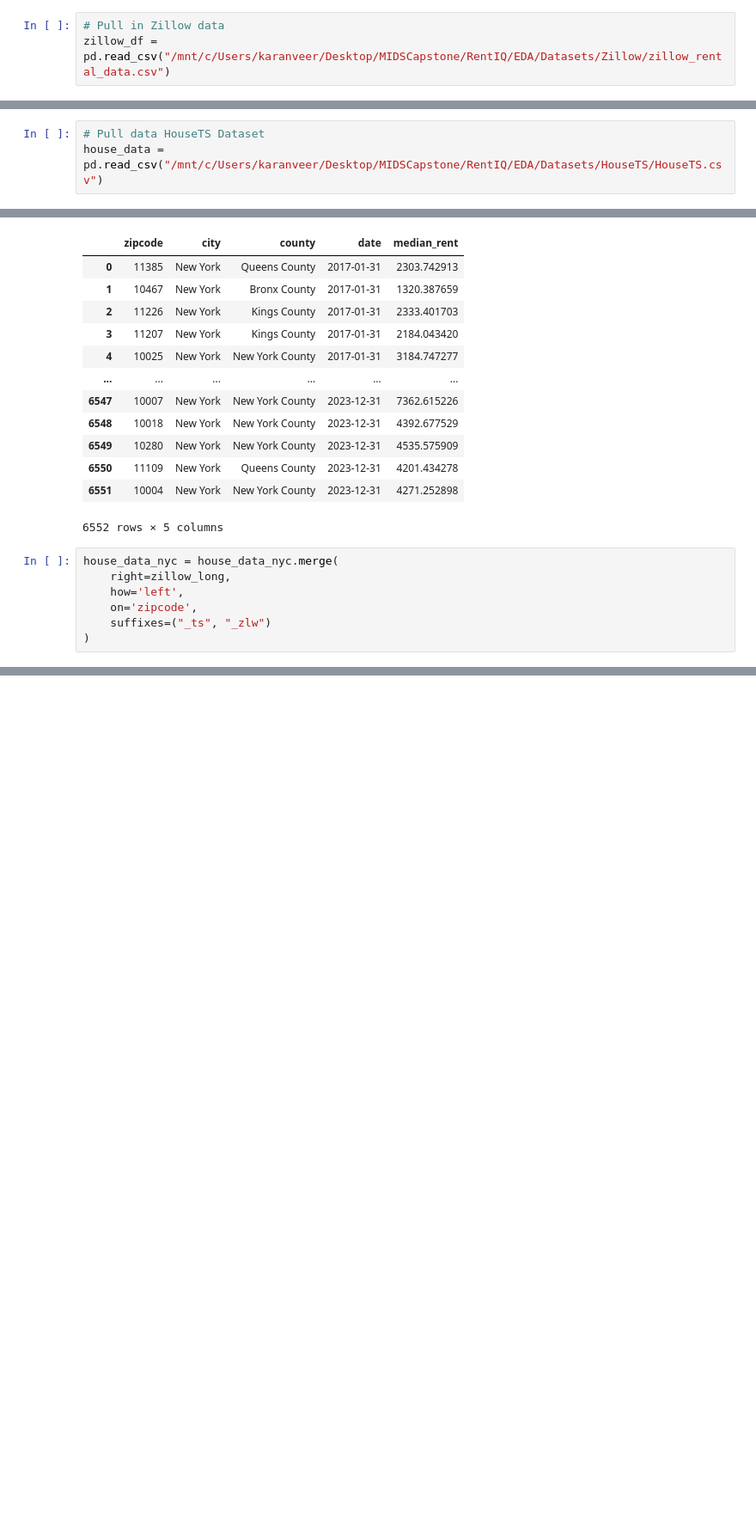
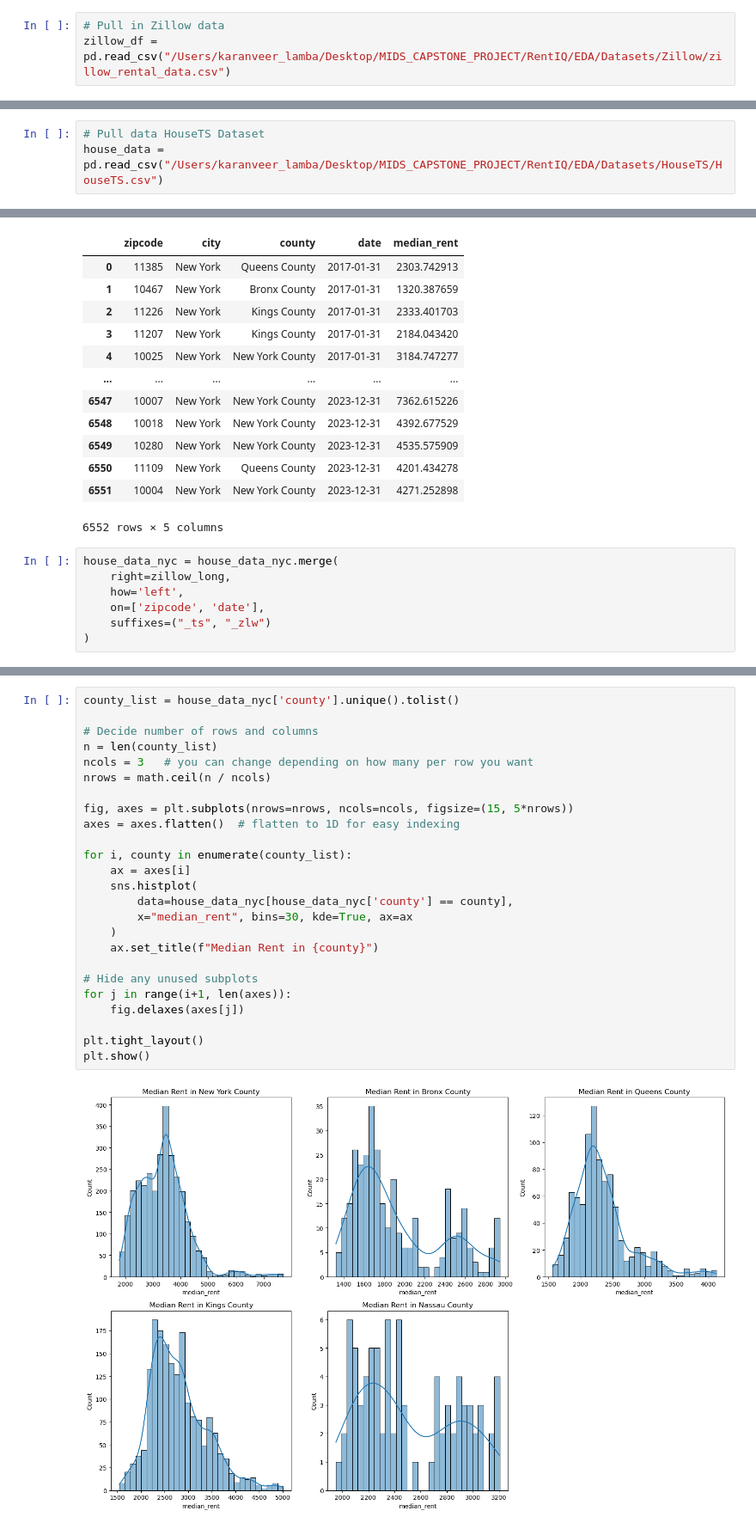
Before and after one commit to tmayer10/RentIQ, a Jupyter notebook: EDA/EDA_KL.ipynb, the cells around one changed output, grey strips where cells are left out. Shown at 86% size. Cells and saved outputs as stored; diff of their text form; blank space fills up the shorter version.

Commit message:
Add plots

```diff
--- a/EDA/EDA_KL.ipynb
+++ b/EDA/EDA_KL.ipynb
@@ -189,6 +189,6 @@ pd.set_option('display.max_columns', None)
 # %%
 # Pull in Zillow data
-zillow_df = pd.read_csv("/mnt/c/Users/karanveer/Desktop/MIDSCapstone/RentIQ/EDA/Datasets/Zillow/zillow_rental_data.csv")
+zillow_df = pd.read_csv("/Users/karanveer_lamba/Desktop/MIDS_CAPSTONE_PROJECT/RentIQ/EDA/Datasets/Zillow/zillow_rental_data.csv")
 # %%
 # Zillow data for NYC
 zillow_ny = zillow_df[zillow_df['State']=='NY']
@@ -222,7 +222,7 @@ zillow_zips = zillow_long['zipcode'].unique().tolist()
 ## Gather HouseTS Dataset
 # %%
 # Pull data HouseTS Dataset
-house_data = pd.read_csv("/mnt/c/Users/karanveer/Desktop/MIDSCapstone/RentIQ/EDA/Datasets/HouseTS/HouseTS.csv")
+house_data = pd.read_csv("/Users/karanveer_lamba/Desktop/MIDS_CAPSTONE_PROJECT/RentIQ/EDA/Datasets/HouseTS/HouseTS.csv")
 # %%
 # Look at the shape
 house_data.shape
@@ -299,6 +295,6 @@ zillow_long
 house_data_nyc = house_data_nyc.merge(
     right=zillow_long,
     how='left',
-    on='zipcode',
+    on=['zipcode', 'date'],
     suffixes=("_ts", "_zlw")
 )
@@ -304,0 +336,27 @@ house_data_nyc = house_data_nyc.merge(
+# %%
+county_list = house_data_nyc['county'].unique().tolist()
+
+# Decide number of rows and columns
+n = len(county_list)
+ncols = 3   # you can change depending on how many per row you want
+nrows = math.ceil(n / ncols)
+
+fig, axes = plt.subplots(nrows=nrows, ncols=ncols, figsize=(15, 5*nrows))
+axes = axes.flatten()  # flatten to 1D for easy indexing
+
+for i, county in enumerate(county_list):
+    ax = axes[i]
+    sns.histplot(
+        data=house_data_nyc[house_data_nyc['county'] == county],
+        x="median_rent", bins=30, kde=True, ax=ax
+    )
+    ax.set_title(f"Median Rent in {county}")
+
+# Hide any unused subplots
+for j in range(i+1, len(axes)):
+    fig.delaxes(axes[j])
+
+plt.tight_layout()
+plt.show()
+# %% [output]
+[figure, added]
```
Also changed, not shown: parts of 18 cells of this notebook.
